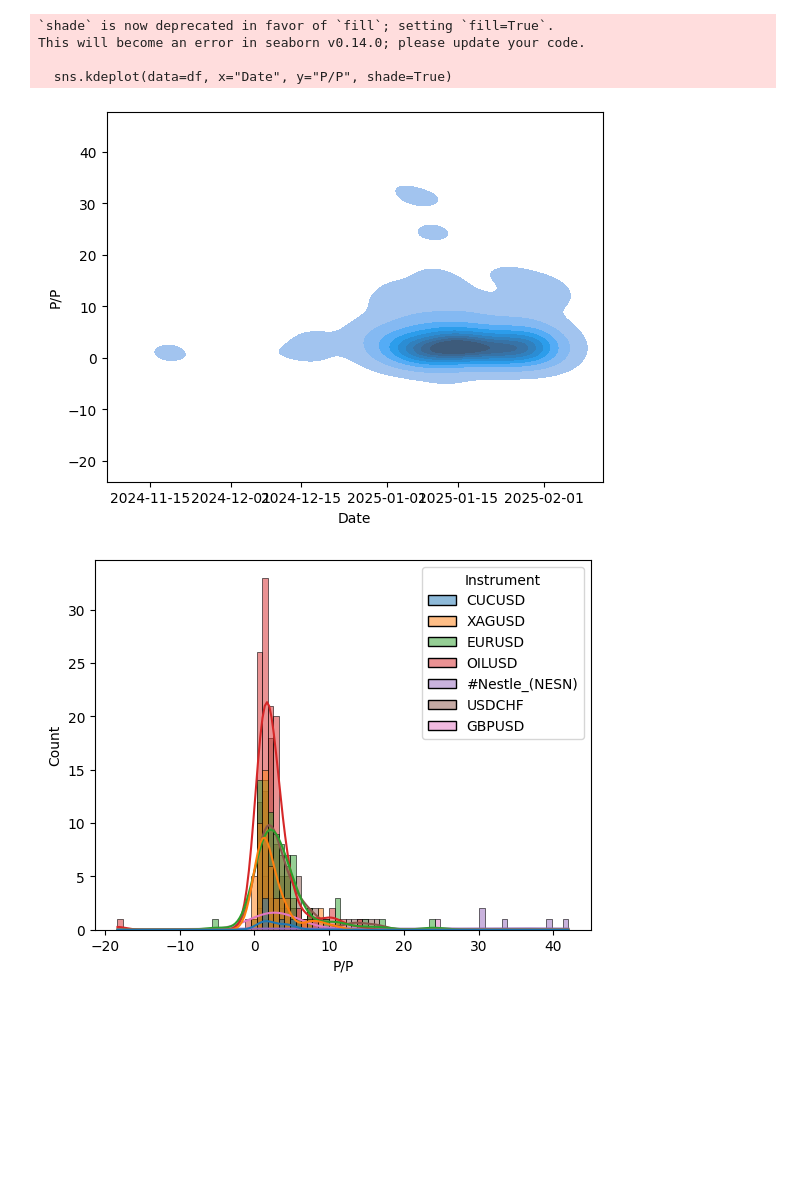
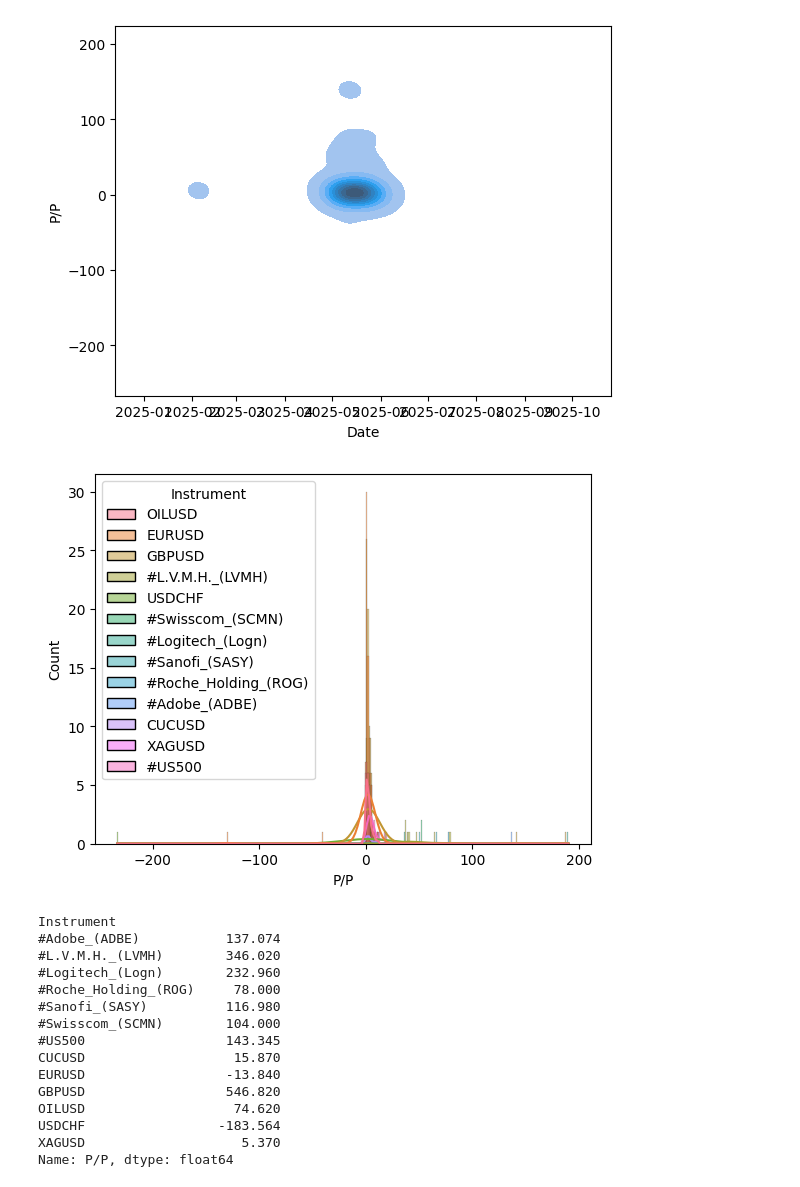
Before and after one commit to TerriblePepito/TerriblePepitostest, a Jupyter notebook: tradestypesdraft.ipynb, the cells around one changed output. Drawn from its saved outputs; the diff is of its cells as text; code cells hidden in the pictures; blank space fills up the shorter version.

```diff
--- a/tradestypesdraft.ipynb
+++ b/tradestypesdraft.ipynb
@@ -9,7 +9,7 @@ uploaded = files.upload()
 
 # Lire le fichier CSV téléchargé dans un DataFrame
 for filename in uploaded.keys():
-    df = pd.read_csv('tradingjan.csv',delimiter=';', on_bad_lines='warn',encoding='latin-1')  # Importer le fichier CSV
+    df = pd.read_csv('Trad2505.csv',delimiter=';', on_bad_lines='warn',encoding='latin-1')  # Importer le fichier CSV
     print(df.head())  # Afficher les premières lignes du DataFrame
 # %% [output]
 [interactive output not drawn]
@@ -24,7 +24,7 @@ Saving tradingjan.csv to tradingjan (1).csv
 #subgroup of EUR/USD
 dfvalue=df.loc[df['Instrument']=='EURUSD',['P/P','Volume']]
 # %%
-df['Date'] = pd.to_datetime(df['Date'], format='%Y-%m-%d')
+df['Date'] = pd.to_datetime(df['Date'], format='%d.%m.%Y')
 # %%
 df['P/P'] = df['P/P'].str.replace(',', '.').astype(float)
 # %%
@@ -59,14 +59,29 @@ plt.show()
 # %%
-sns.kdeplot(data=df, x="Date", y="P/P", shade=True)
+sns.kdeplot(data=df, x="Date", y="P/P", fill=True)
 plt.show()
 # %% [output]
-`shade` is now deprecated in favor of `fill`; setting `fill=True`.
-This will become an error in seaborn v0.14.0; please update your code.
-
-  sns.kdeplot(data=df, x="Date", y="P/P", shade=True)
-[figure, old version]
+[figure, new version]
 # %%
 sns.histplot(data=df, x="P/P", kde=True, hue="Instrument")
 plt.show()
 # %% [output]
-[figure, old version]
+[figure, new version]
+# %%
+total_pp_par_instrument = df.groupby('Instrument')['P/P'].sum()
+print(total_pp_par_instrument)
+# %% [output]
+Instrument
+#Adobe_(ADBE)           137.074
+#L.V.M.H._(LVMH)        346.020
+#Logitech_(Logn)        232.960
+#Roche_Holding_(ROG)     78.000
+#Sanofi_(SASY)          116.980
+#Swisscom_(SCMN)        104.000
+#US500                  143.345
+CUCUSD                   15.870
+EURUSD                  -13.840
+GBPUSD                  546.820
+OILUSD                   74.620
+USDCHF                 -183.564
+XAGUSD                    5.370
+Name: P/P, dtype: float64
```
Also changed, not shown: parts of 5 cells of this notebook.
